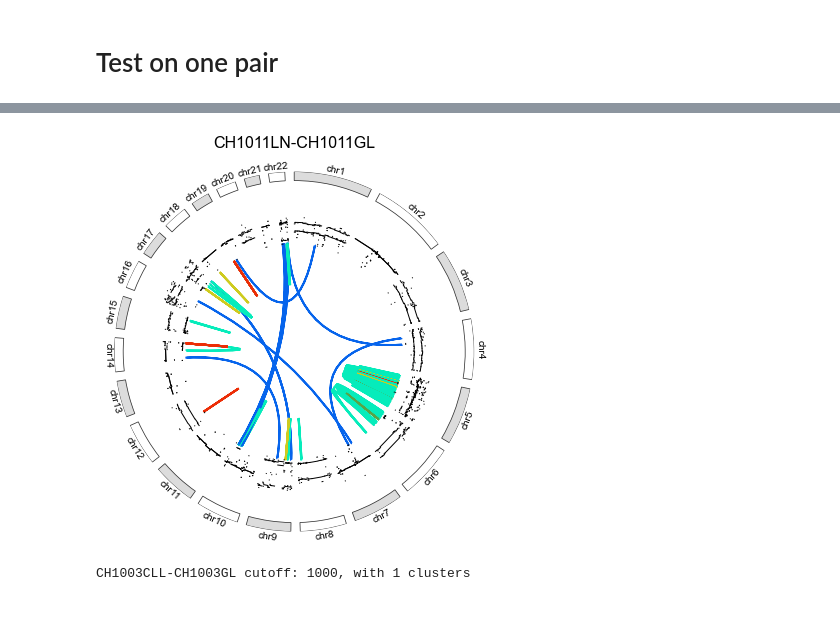
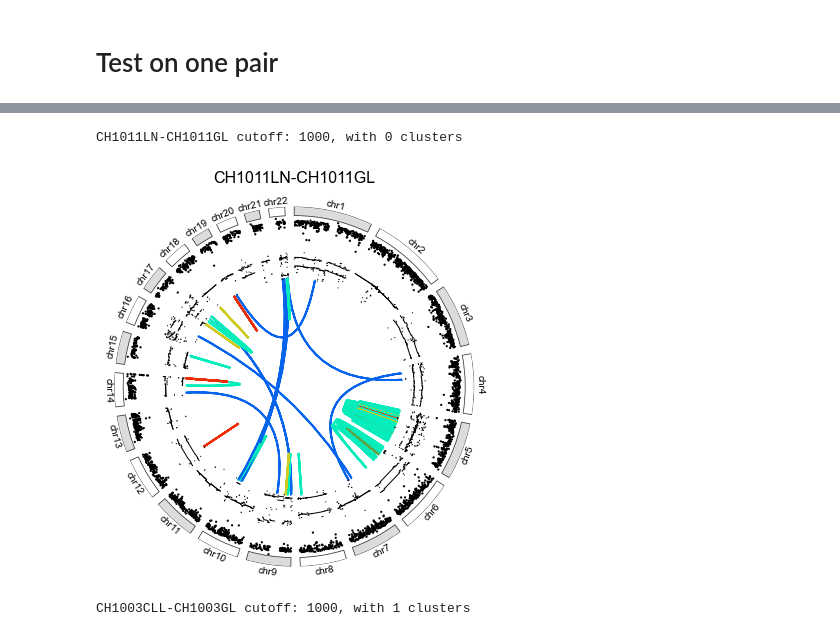
Before and after one commit to liangli217/Richters-WGS-UK, a Jupyter notebook: make_circos_plots_UK_WGS.ipynb, the cells around one changed output, grey strips where cells are left out. Saved outputs shown, nothing was run; the diff lists cells and outputs as text; code cells hidden in the pictures.

Commit message:
added circos plot

```diff
--- a/make_circos_plots_UK_WGS.ipynb
+++ b/make_circos_plots_UK_WGS.ipynb
@@ -233,5 +235,6 @@ def plot_rainfall(circle, sample_name, maf, raxis_range, marker_colors='single',
 # %% [markdown]
 # Test on one pair
 # %%
-seg_df = pd.read_csv("RP-1918_JB-0372-T-08_v1_Exome_OnPrem-RP-1918_JB-0372-N-01_v1_Exome_OnPrem.segtab.txt", sep='\t', comment='#')
-pd.options.display.max_columns = None
+seg_df = pd.read_csv("example_segfile.tsv", sep='\t', comment='#')
+maf = pd.read_csv("example_validated.maf", sep='\t', comment='#')
+sv_pt = pd.read_csv("example_SV.tsv", sep='\t', comment='#')
@@ -280,34 +241,27 @@ allel_df
 # %%
-wm = dm.WorkspaceManager("broad-firecloud-ibmwatson/Getz_Wu_Richters_WGS_UK")
-pairs = wm.get_pairs()
-pairs.dropna(subset=['mutation_validator_validated_maf_WGS', 'ConsensusSV_filtered_results_txt'], inplace=True)
-sv_url = pairs.loc['CH1011LN-CH1011GL', 'ConsensusSV_filtered_results_txt']
-sv_pt = pd.read_csv(sv_url, sep='\t', comment='#')
+
 sv_pt = sv_pt[sv_pt.chr2 != 23]
 
 pt_name = 'CH1011LN-CH1011GL'
-maf_fn = pairs.loc[pt_name, 'mutation_validator_validated_maf_WGS']
-maf = pd.read_csv(maf_fn, sep='\t', comment='#')
+
 maf['vaf'] = maf.apply(lambda x: x['t_alt_count'] / (x['t_alt_count'] + x['t_ref_count']), axis=1)
 
 
-seg_fn = pairs.loc[pt_name, 'alleliccapseg_tsv_WGS']
-seg_df = pd.read_csv(seg_fn, sep='\t', comment='#')
 seg_df = seg_df[seg_df.Chromosome != 'X']
 
 
-with PdfPages('Circos_plot_one.pdf') as pdf:
-    filter_vaf_val = 0.15
-    maf = maf[maf['vaf'] > filter_vaf_val]
-    circle = Gcircle(figsize= (5,5))
-    circle.figure.suptitle(f'{pt_name}', fontsize=16, y =1.1)
-    plot_circle(circle)
-    plot_linkplot(circle, sv_pt, radius=600)
-    # plot_rainfall(circle, pt_name, maf, raxis_range=(800, 950), marker_colors='highlight')
-    plot_seg(circle, seg_df, raxis_range=(600, 800))
-    pdf.savefig(circle.figure, bbox_inches='tight')
+
+filter_vaf_val = 0.15
+maf = maf[maf['vaf'] > filter_vaf_val]
+circle = Gcircle(figsize= (5,5))
+circle.figure.suptitle(f'{pt_name}', fontsize=16, y =1.1)
+plot_circle(circle)
+plot_linkplot(circle, sv_pt, radius=600)
+plot_rainfall(circle, pt_name, maf, raxis_range=(800, 950), marker_colors='highlight')
+plot_seg(circle, seg_df, raxis_range=(600, 800))
 # %% [output]
+CH1011LN-CH1011GL cutoff: 1000, with 0 clusters
-[figure, old version]
+[figure, new version]
 # %%
 # read in excel doc with sheets
 # svs = pd.read_excel('./SVevents.xlsx', sheet_name=None)
```
Also changed, not shown: parts of 4 cells of this notebook.
